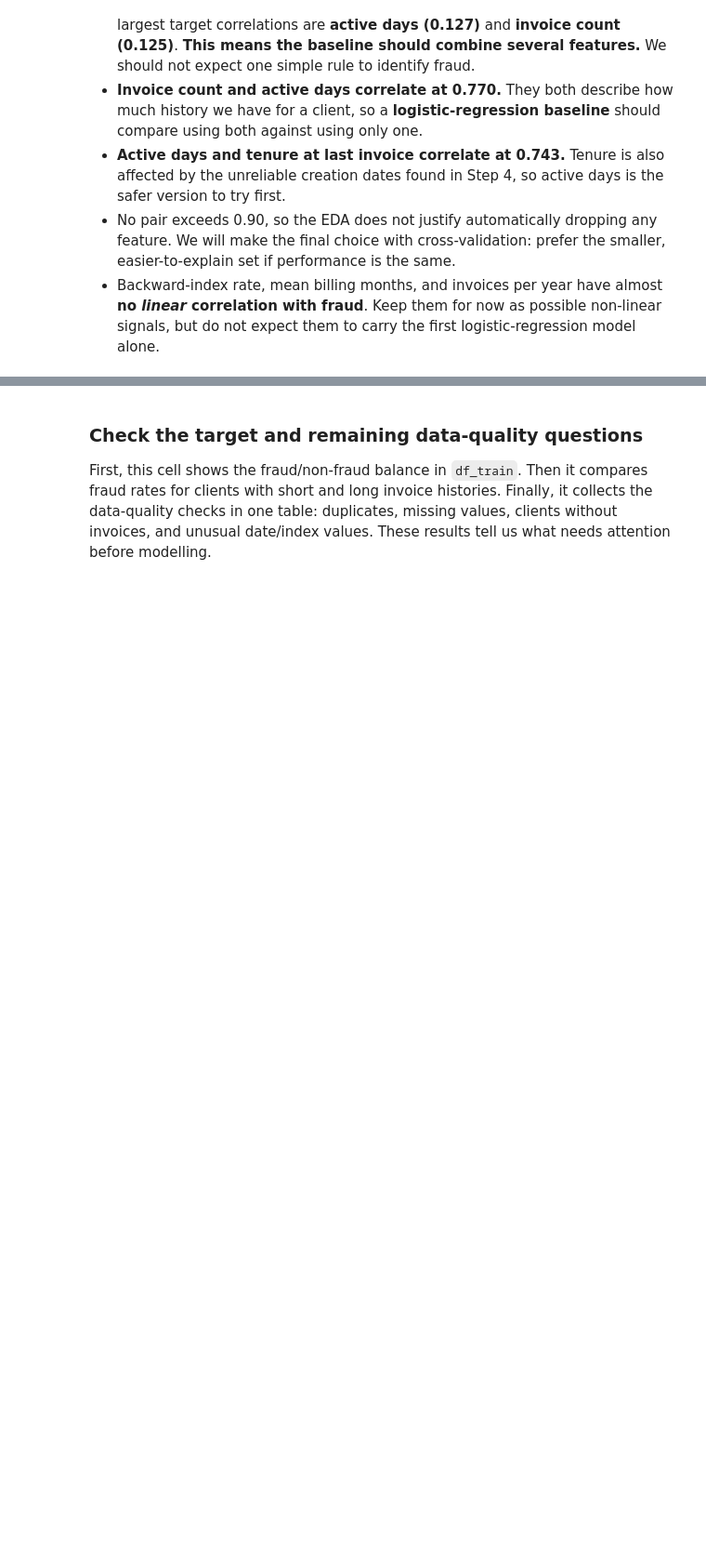
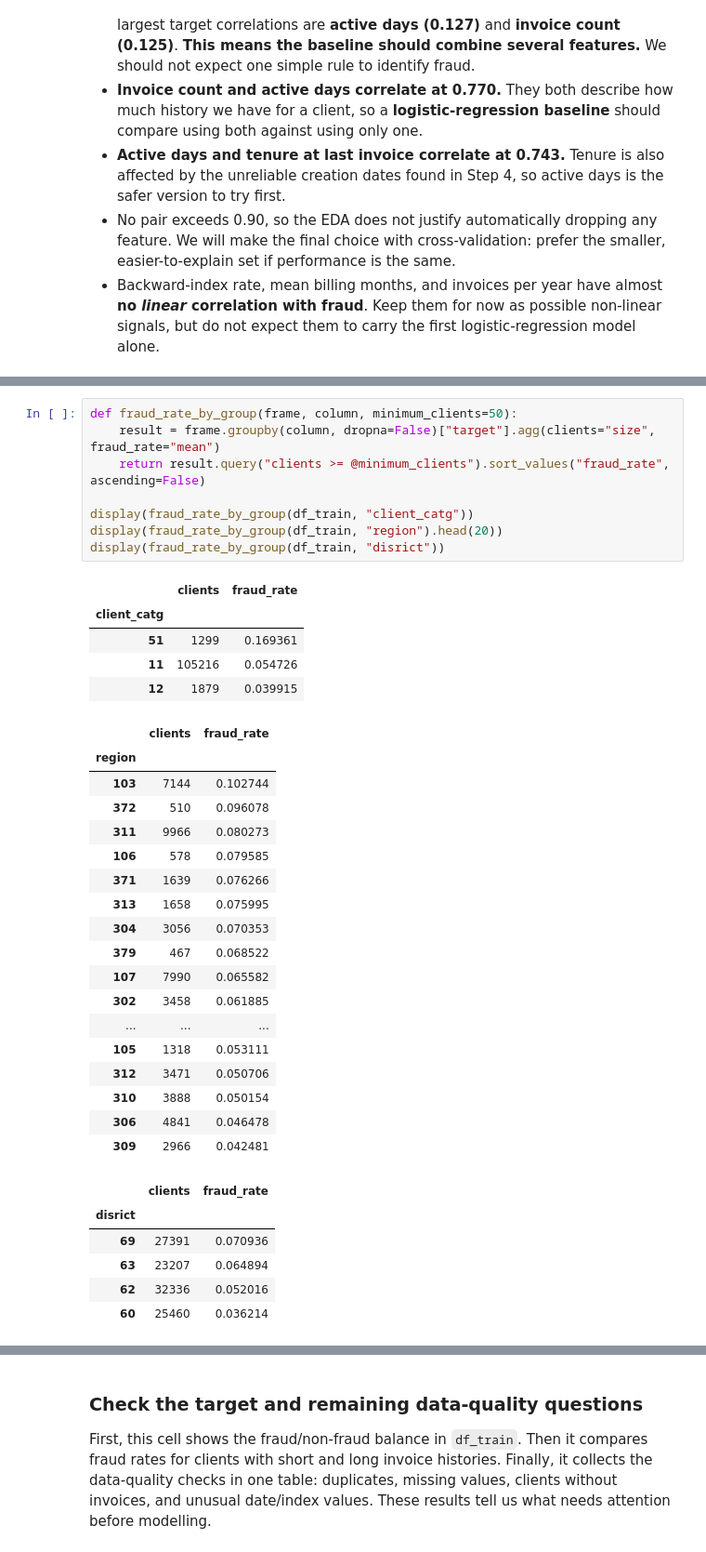
Before and after one commit to roy-nfisch/ds-fraud-in-electricity-and-gas, a Jupyter notebook: 01_eda.ipynb, the cells around one changed output, grey strips where cells are left out. Shown at 93% size. Cells and saved outputs as stored; diff of their text form; blank space fills up the shorter version.

```diff
--- a/01_eda.ipynb
+++ b/01_eda.ipynb
@@ -550,0 +733,38 @@ display(strong_feature_pairs[["feature_1", "feature_2", "correlation", "recommen
+# %%
+def fraud_rate_by_group(frame, column, minimum_clients=50):
+    result = frame.groupby(column, dropna=False)["target"].agg(clients="size", fraud_rate="mean")
+    return result.query("clients >= @minimum_clients").sort_values("fraud_rate", ascending=False)
+
+display(fraud_rate_by_group(df_train, "client_catg"))
+display(fraud_rate_by_group(df_train, "region").head(20))
+display(fraud_rate_by_group(df_train, "disrict"))
+# %% [output]
+|  | clients | fraud_rate |
+| client_catg |  |  |
+| 51 | 1299 | 0.169361 |
+| 11 | 105216 | 0.054726 |
+| 12 | 1879 | 0.039915 |
+|  | clients | fraud_rate |
+| region |  |  |
+| 103 | 7144 | 0.102744 |
+| 372 | 510 | 0.096078 |
+| 311 | 9966 | 0.080273 |
+| 106 | 578 | 0.079585 |
+| 371 | 1639 | 0.076266 |
+| 313 | 1658 | 0.075995 |
+| 304 | 3056 | 0.070353 |
+| 379 | 467 | 0.068522 |
+| 107 | 7990 | 0.065582 |
+| 302 | 3458 | 0.061885 |
+| ... | ... | ... |
+| 105 | 1318 | 0.053111 |
+| 312 | 3471 | 0.050706 |
+| 310 | 3888 | 0.050154 |
+| 306 | 4841 | 0.046478 |
+| 309 | 2966 | 0.042481 |
+|  | clients | fraud_rate |
+| disrict |  |  |
+| 69 | 27391 | 0.070936 |
+| 63 | 23207 | 0.064894 |
+| 62 | 32336 | 0.052016 |
+| 60 | 25460 | 0.036214 |
```
Also changed, not shown: parts of 25 cells of this notebook, 1 other file.
